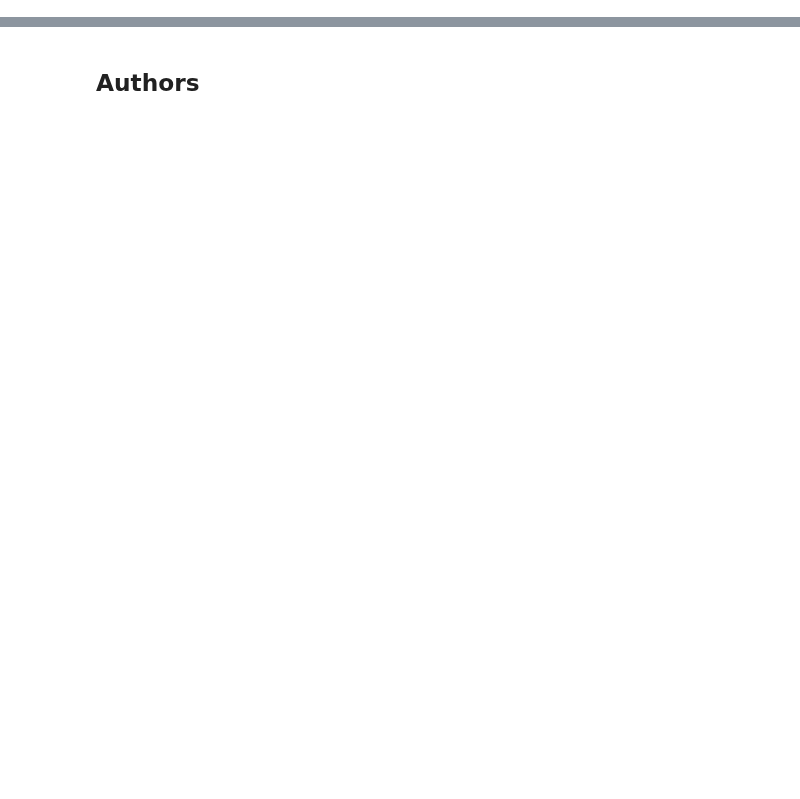
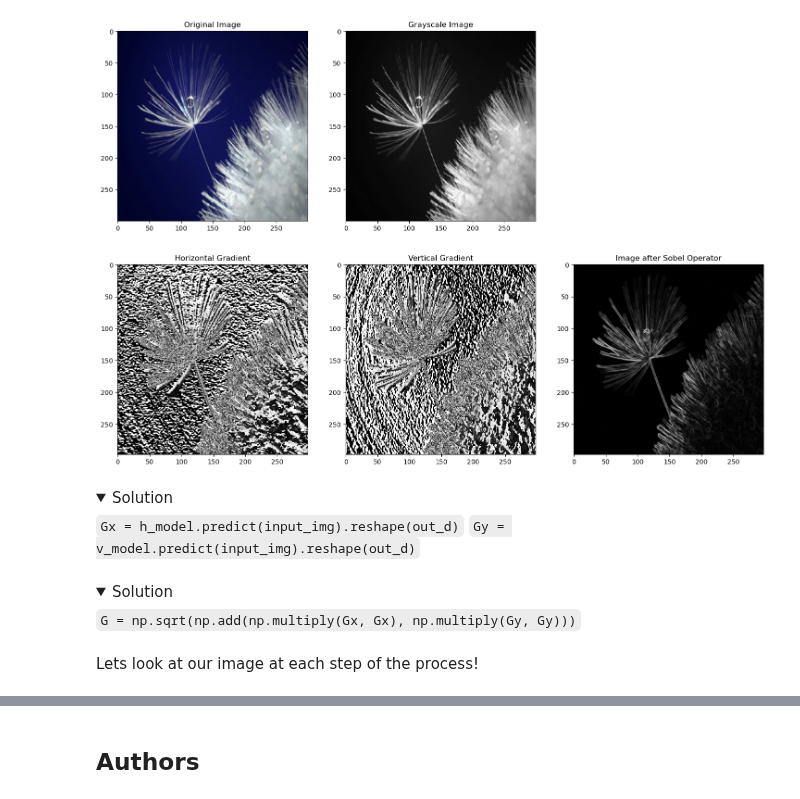
Before and after one commit to antonio-xrp/data-science-path, a Jupyter notebook: 0.4-MachineLearning/0.4-deep-learning-IBM/practice.ipynb, the cells around one changed output, grey strips where cells are left out. Drawn from its saved outputs; the diff is of its cells as text; code cells hidden in the pictures; folded sections open; blank space fills up the shorter version.

Commit message:
pad_stride

```diff
--- a/0.4-MachineLearning/0.4-deep-learning-IBM/practice.ipynb
+++ b/0.4-MachineLearning/0.4-deep-learning-IBM/practice.ipynb
@@ -690,0 +312,17 @@ Bishop, C., 2006. Pattern Recognition and Machine Learning.
+# %%
+input_layer = layers.Input(shape=(img_width, img_height, 1))
+
+h_conv = layers.Conv2D(filters=1,
+                       kernel_size=3,
+                       kernel_initializer=h_grad,
+                       strides = 1,
+                       padding='valid')
+
+v_conv = layers.Conv2D(filters=1,
+                       kernel_size=3,
+                       kernel_initializer=v_grad,
+                       strides=1,
+                       padding='valid')
+
+h_model = keras.Sequential([input_layer, h_conv])
+v_model = keras.Sequential([input_layer, v_conv])
@@ -690,0 +356,8 @@ Bishop, C., 2006. Pattern Recognition and Machine Learning.
+# %%
+gray = ImageOps.grayscale(img)
+
+input_img = np.array(gray).reshape((1, img_width, img_height,1))
+
+out_d = h_model.layers[0].output_shape[1:]
+Gx = h_model.predict(input_img).reshape(out_d)
+Gy = v_model.predict(input_img).reshape(out_d)
@@ -690,0 +369,33 @@ Bishop, C., 2006. Pattern Recognition and Machine Learning.
+# %%
+G = np.sqrt(np.add(np.multiply(Gx, Gx), np.multiply(Gy, Gy)))
+# %%
+plt.figure(figsize=(18, 12))
+plt.subplot(2, 3, 1)
+plt.imshow(img)
+plt.title("Original Image")
+plt.subplot(2, 3, 2)
+plt.imshow(gray, cmap=plt.get_cmap('gray'))
+plt.title("Grayscale Image")
+plt.subplot(2, 3, 4)
+plt.imshow(Gx.astype('uint8'), cmap=plt.get_cmap('gray'))
+plt.title("Horizontal Gradient")
+plt.subplot(2, 3, 5)
+plt.imshow(Gy.astype('uint8'), cmap=plt.get_cmap('gray'))
+plt.title("Vertical Gradient")
+plt.subplot(2, 3, 6)
+plt.imshow(G, cmap=plt.get_cmap('gray'))
+plt.title("Image after Sobel Operator")
+plt.show()
+# %% [output]
+[figure, added]
+# %% [markdown]
+<details><summary>Solution</summary>
+    <code>Gx = h_model.predict(input_img).reshape(out_d)</code></br>
+    <code>Gy = v_model.predict(input_img).reshape(out_d)</code>
+</details>
+# %% [markdown]
+<details><summary>Solution</summary>
+    <code>G = np.sqrt(np.add(np.multiply(Gx, Gx), np.multiply(Gy, Gy)))</code>
+</details>
+# %% [markdown]
+Lets look at our image at each step of the process!
```
Also changed, not shown: parts of 162 cells of this notebook, 12 other files.
